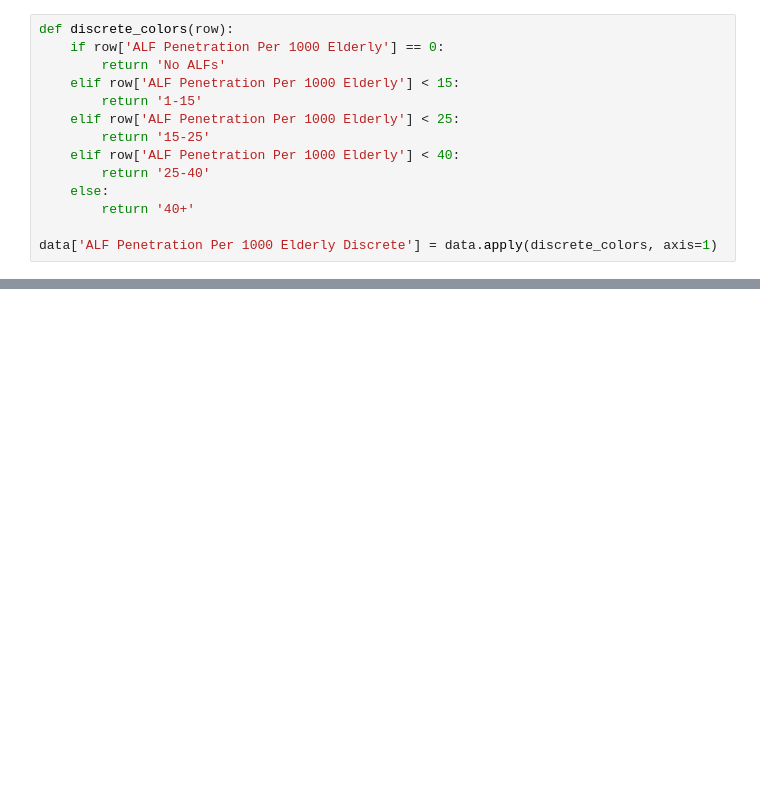
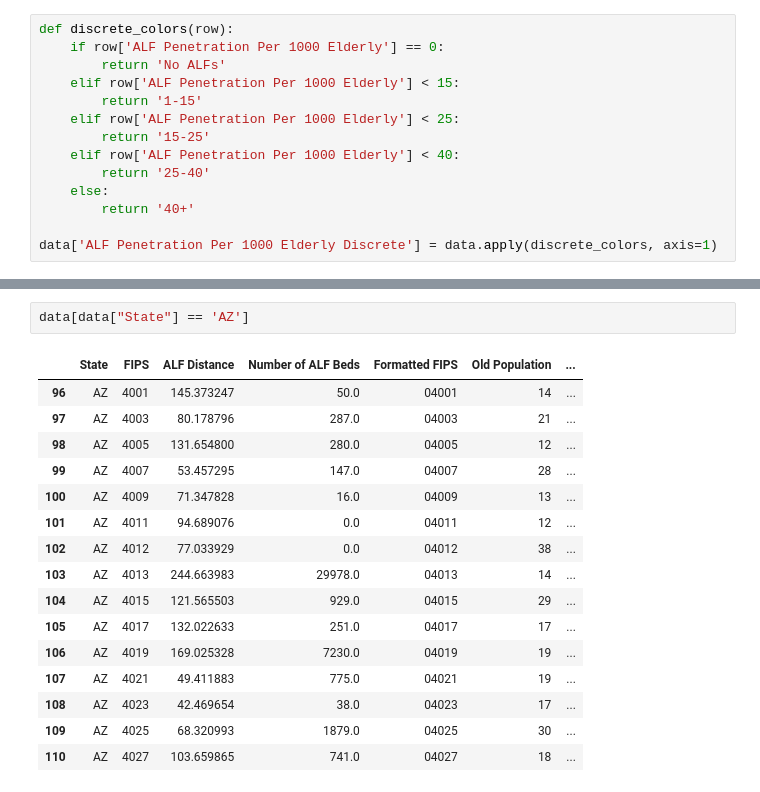
Before and after one commit to onefact/assisted-living, a Jupyter notebook: notebooks/analysis.ipynb, the cells around one changed output, grey strips where cells are left out. Cells and saved outputs as stored; diff of their text form; blank space fills up the shorter version.

```diff
--- a/notebooks/analysis.ipynb
+++ b/notebooks/analysis.ipynb
@@ -479,0 +498,19 @@ This is only for counties for which we have AL data.
+# %%
+data[data["State"] == 'AZ']
+# %% [output]
+|  | State | FIPS | ALF Distance | Number of ALF Beds | Formatted FIPS | Old Population | ... |
+| 96 | AZ | 4001 | 145.373247 | 50.0 | 04001 | 14 | ... |
+| 97 | AZ | 4003 | 80.178796 | 287.0 | 04003 | 21 | ... |
+| 98 | AZ | 4005 | 131.654800 | 280.0 | 04005 | 12 | ... |
+| 99 | AZ | 4007 | 53.457295 | 147.0 | 04007 | 28 | ... |
+| 100 | AZ | 4009 | 71.347828 | 16.0 | 04009 | 13 | ... |
+| 101 | AZ | 4011 | 94.689076 | 0.0 | 04011 | 12 | ... |
+| 102 | AZ | 4012 | 77.033929 | 0.0 | 04012 | 38 | ... |
+| 103 | AZ | 4013 | 244.663983 | 29978.0 | 04013 | 14 | ... |
+| 104 | AZ | 4015 | 121.565503 | 929.0 | 04015 | 29 | ... |
+| 105 | AZ | 4017 | 132.022633 | 251.0 | 04017 | 17 | ... |
+| 106 | AZ | 4019 | 169.025328 | 7230.0 | 04019 | 19 | ... |
+| 107 | AZ | 4021 | 49.411883 | 775.0 | 04021 | 19 | ... |
+| 108 | AZ | 4023 | 42.469654 | 38.0 | 04023 | 17 | ... |
+| 109 | AZ | 4025 | 68.320993 | 1879.0 | 04025 | 30 | ... |
+| 110 | AZ | 4027 | 103.659865 | 741.0 | 04027 | 18 | ... |
```
Also changed, not shown: parts of 28 cells of this notebook, 24 other files.
